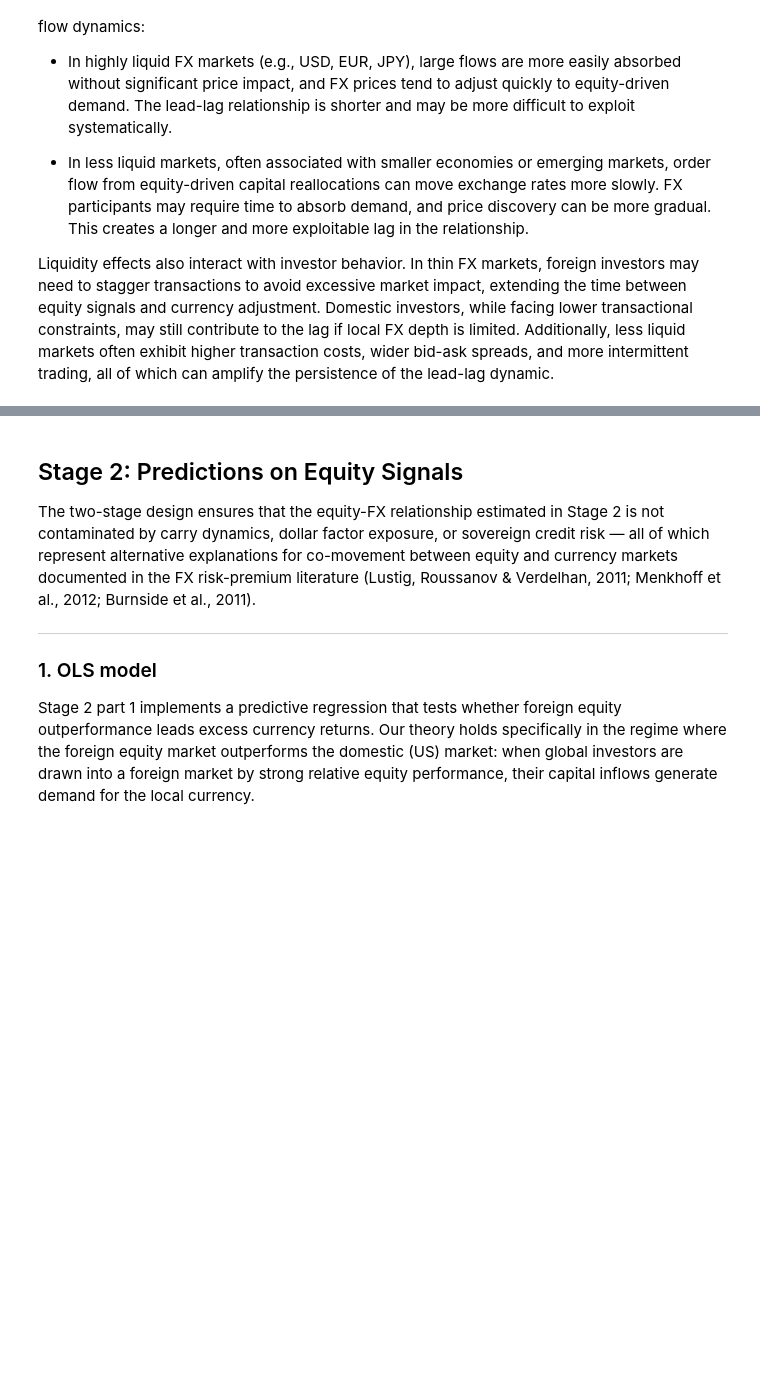
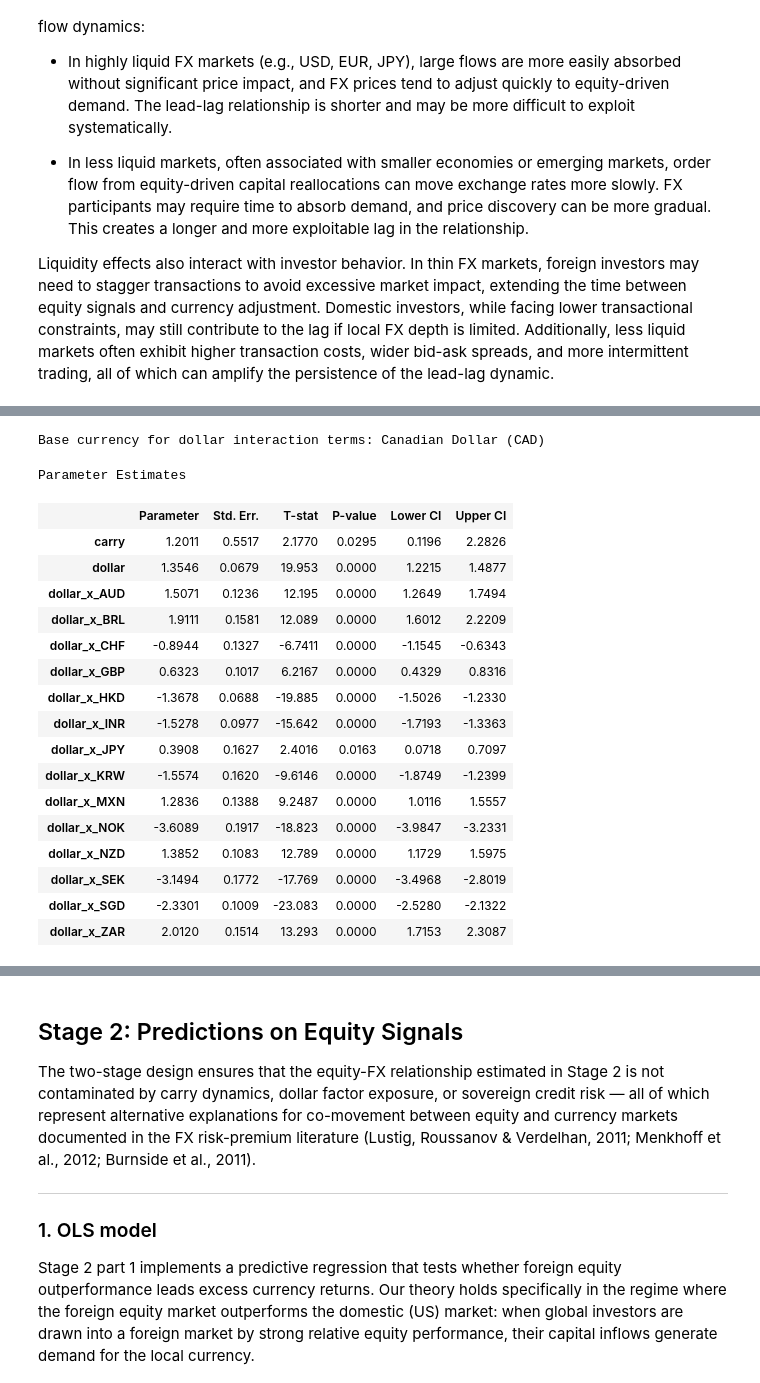
Before and after one commit to AdithSrinivasan/qts-cross-asset-fx, a Jupyter notebook: notebooks/analysis.ipynb, the cells around one changed output, grey strips where cells are left out. Saved outputs shown, nothing was run; the diff lists cells and outputs as text; code cells hidden in the pictures; blank space fills up the shorter version.

Commit message:
Restore Stage 1 regression results lost in merge

```diff
--- a/notebooks/analysis.ipynb
+++ b/notebooks/analysis.ipynb
@@ -575,0 +607,2 @@ load_stage1_residuals()
+# %%
+fx_ret, carry, dollar, cds = build_regression_inputs()
@@ -575,0 +864,25 @@ load_stage1_residuals()
+# %%
+res_int, betas_int = stage1_panel_regression_interactions(fx_ret, carry, dollar);
+# %%
+print("Base currency for dollar interaction terms: Canadian Dollar (CAD)")
+display(res_int.summary.tables[1])
+# %% [output]
+Base currency for dollar interaction terms: Canadian Dollar (CAD)
+Parameter Estimates
+|  | Parameter | Std. Err. | T-stat | P-value | Lower CI | Upper CI |
+| carry | 1.2011 | 0.5517 | 2.1770 | 0.0295 | 0.1196 | 2.2826 |
+| dollar | 1.3546 | 0.0679 | 19.953 | 0.0000 | 1.2215 | 1.4877 |
+| dollar_x_AUD | 1.5071 | 0.1236 | 12.195 | 0.0000 | 1.2649 | 1.7494 |
+| dollar_x_BRL | 1.9111 | 0.1581 | 12.089 | 0.0000 | 1.6012 | 2.2209 |
+| dollar_x_CHF | -0.8944 | 0.1327 | -6.7411 | 0.0000 | -1.1545 | -0.6343 |
+| dollar_x_GBP | 0.6323 | 0.1017 | 6.2167 | 0.0000 | 0.4329 | 0.8316 |
+| dollar_x_HKD | -1.3678 | 0.0688 | -19.885 | 0.0000 | -1.5026 | -1.2330 |
+| dollar_x_INR | -1.5278 | 0.0977 | -15.642 | 0.0000 | -1.7193 | -1.3363 |
+| dollar_x_JPY | 0.3908 | 0.1627 | 2.4016 | 0.0163 | 0.0718 | 0.7097 |
+| dollar_x_KRW | -1.5574 | 0.1620 | -9.6146 | 0.0000 | -1.8749 | -1.2399 |
+| dollar_x_MXN | 1.2836 | 0.1388 | 9.2487 | 0.0000 | 1.0116 | 1.5557 |
+| dollar_x_NOK | -3.6089 | 0.1917 | -18.823 | 0.0000 | -3.9847 | -3.2331 |
+| dollar_x_NZD | 1.3852 | 0.1083 | 12.789 | 0.0000 | 1.1729 | 1.5975 |
+| dollar_x_SEK | -3.1494 | 0.1772 | -17.769 | 0.0000 | -3.4968 | -2.8019 |
+| dollar_x_SGD | -2.3301 | 0.1009 | -23.083 | 0.0000 | -2.5280 | -2.1322 |
+| dollar_x_ZAR | 2.0120 | 0.1514 | 13.293 | 0.0000 | 1.7153 | 2.3087 |
```
Also changed, not shown: parts of 28 cells of this notebook, 1 other file.
